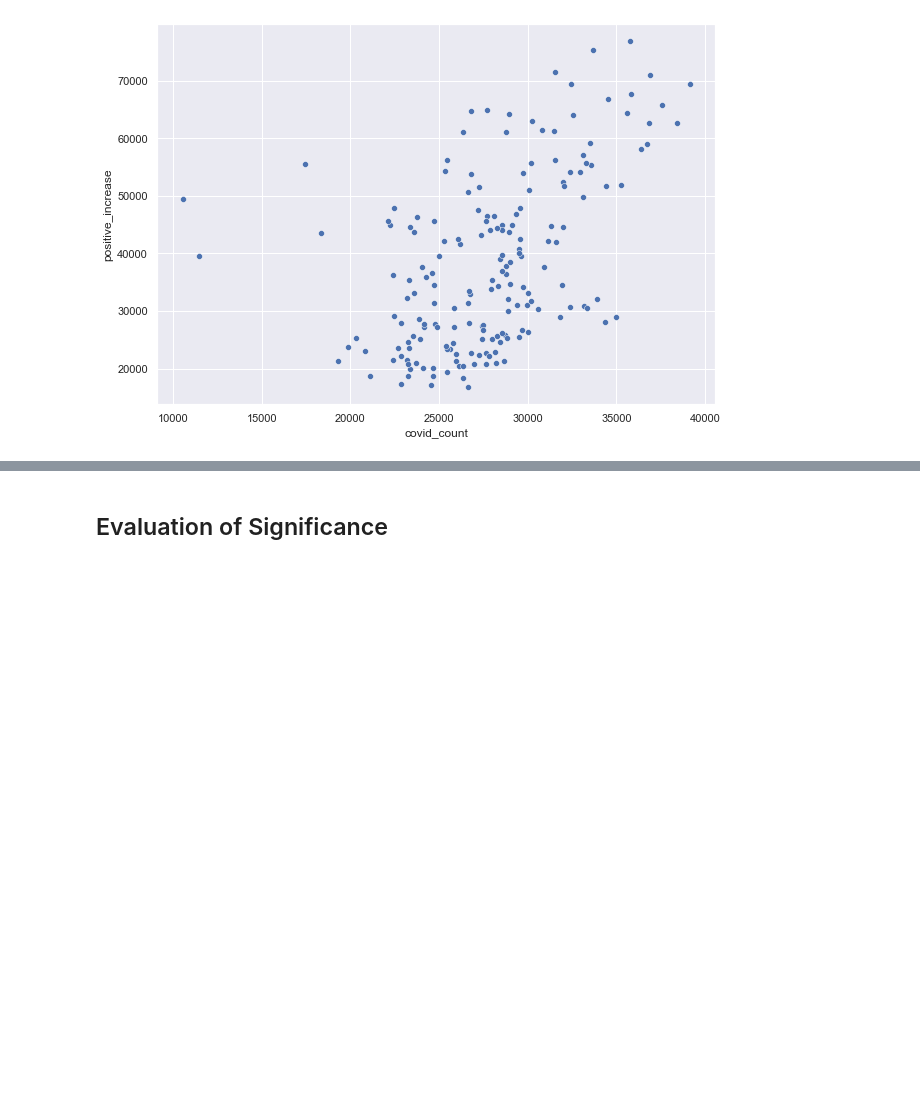
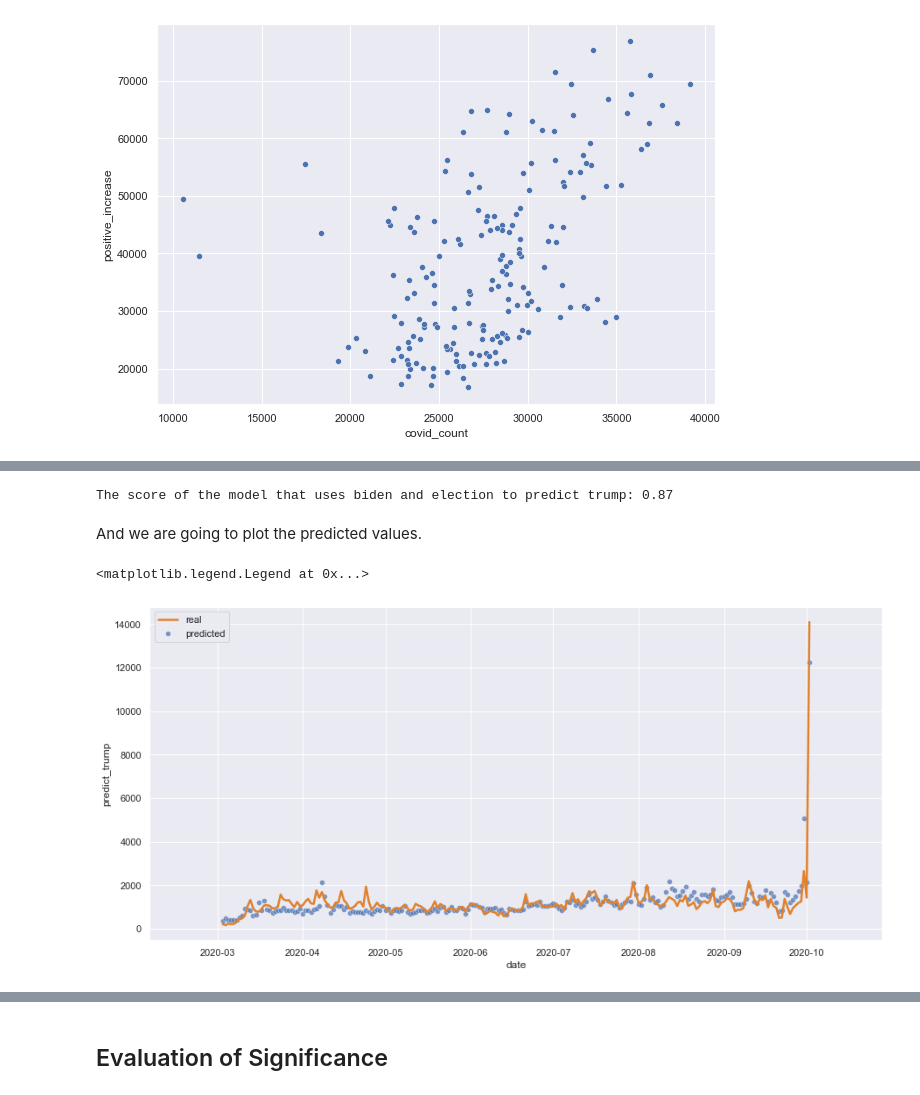
Before and after one commit to kaiyue95/INFO-2950-Final-Project, a Jupyter notebook: phase_4.ipynb, the cells around one changed output, grey strips where cells are left out. Saved outputs shown, nothing was run; the diff lists cells and outputs as text; code cells hidden in the pictures; blank space fills up the shorter version.

```diff
--- a/phase_4.ipynb
+++ b/phase_4.ipynb
@@ -256,0 +319,24 @@ sns.scatterplot(x=new_covid_df['covid_count'], y=new_covid_df['positive_increase
+# %%
+from sklearn.linear_model import LinearRegression
+
+reg_trump = LinearRegression().fit(covid_df[['covid_biden_count', 'covid_election_count']], covid_df['covid_trump_count'])
+
+trump_score = reg_trump.score(covid_df[['covid_biden_count', 'covid_election_count']], covid_df['covid_trump_count'])
+
+print('The score of the model that uses biden and election to predict trump: {:.2f}'.format(trump_score))
+# %% [output]
+The score of the model that uses biden and election to predict trump: 0.87
+# %% [markdown]
+And we are going to plot the predicted values.
+# %%
+predict_trump = reg_trump.predict(covid_df[['covid_biden_count', 'covid_election_count']])
+covid_df['predict_trump'] = predict_trump
+
+_, ax10 = plt.subplots(figsize=(15, 7))
+trump_scatter = sns.scatterplot(x=covid_df.index, y=covid_df['predict_trump'], ax=ax10, alpha=0.7, label='predicted')
+trump_line = sns.lineplot(data=covid_df['covid_trump_count'], color='#e1812c', ax=ax10, linewidth=2.5, label='real')
+trump_title = trump_plot.set_title('predicted frequency of trump and real frequency')
+ax10.legend()
+# %% [output]
+<matplotlib.legend.Legend at 0x...>
+[figure, added]
```
Also changed, not shown: parts of 31 cells of this notebook.
